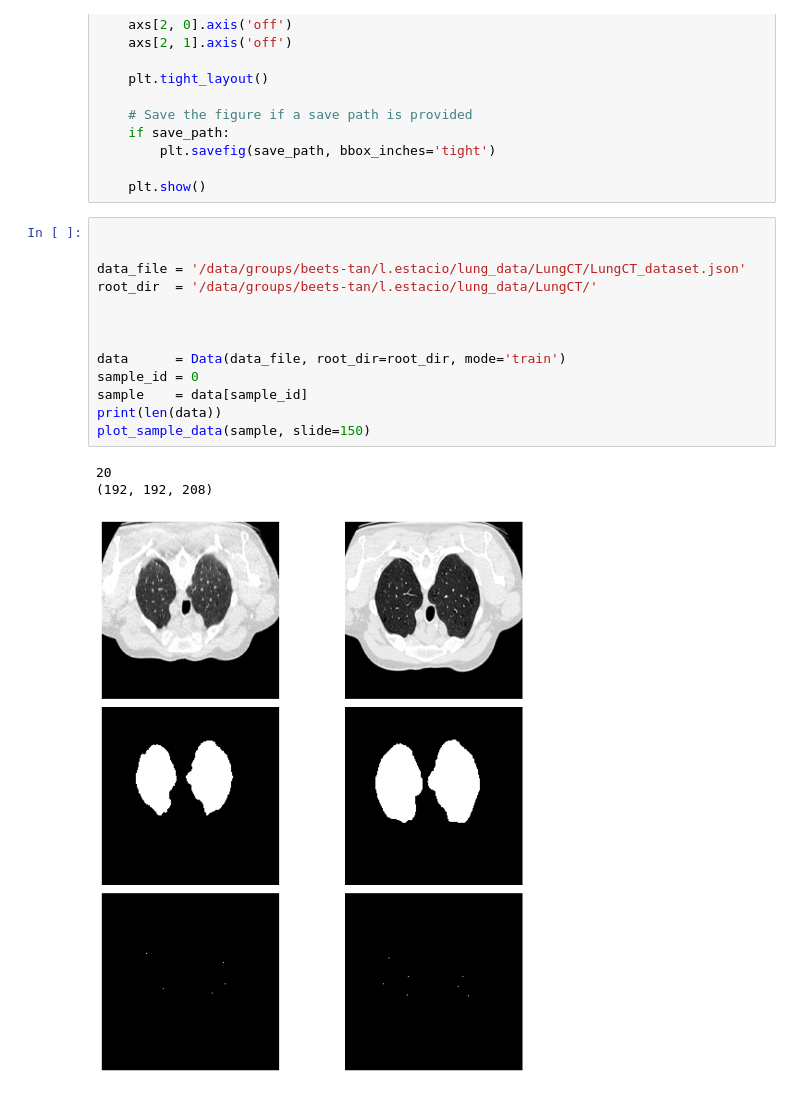
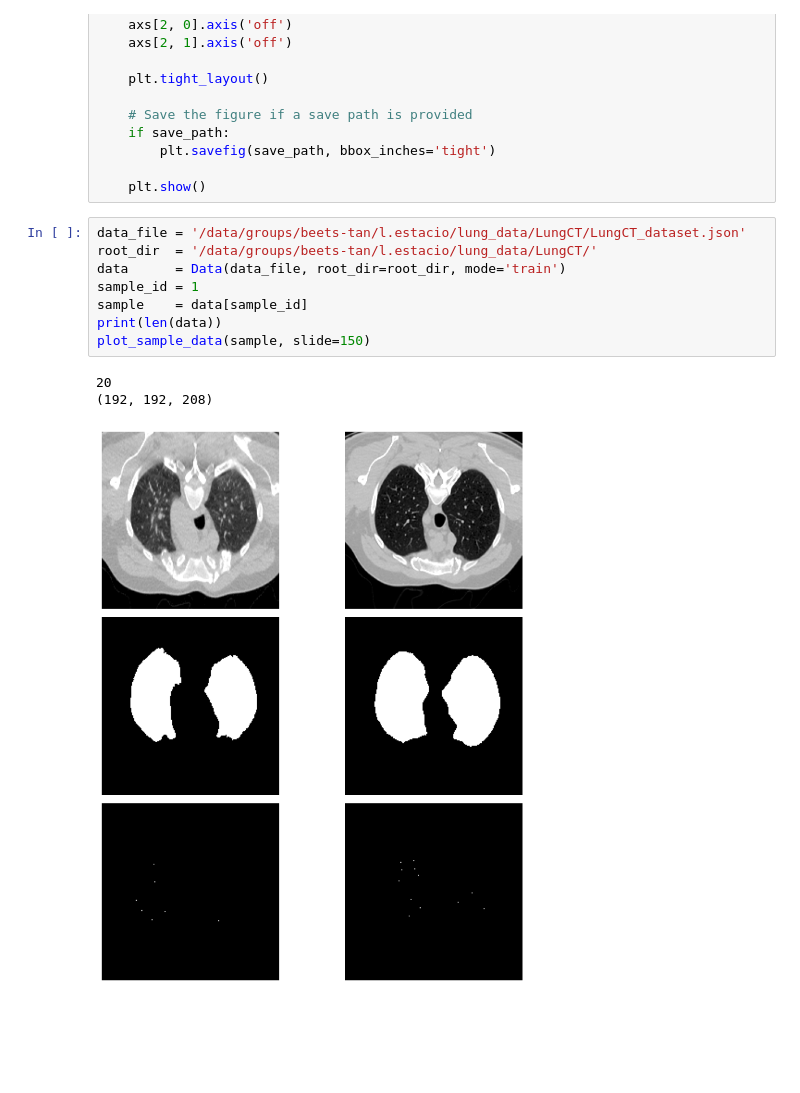
Before and after one commit to ljestaciocerquin/Med_Align_Net, a Jupyter notebook: notebooks/test_coords.ipynb, the cells around one changed output. Cells and saved outputs as stored; diff of their text form; blank space fills up the shorter version.

```diff
--- a/notebooks/test_coords.ipynb
+++ b/notebooks/test_coords.ipynb
@@ -50,22 +51,17 @@ def plot_sample_data(sample, slide=80, save_path=None):
 
     plt.show()
 # %%
-
-
 data_file = '/data/groups/beets-tan/l.estacio/lung_data/LungCT/LungCT_dataset.json'
 root_dir  = '/data/groups/beets-tan/l.estacio/lung_data/LungCT/'
-
-
-
 data      = Data(data_file, root_dir=root_dir, mode='train')
-sample_id = 0
+sample_id = 1
 sample    = data[sample_id]
 print(len(data))
 plot_sample_data(sample, slide=150)
 # %% [output]
 20
 (192, 192, 208)
-[figure, old version]
+[figure, new version]
 # %%
 from tools.utils import convert_tensor_to_numpy
 from metrics.losses import compute_TRE
```
Also changed, not shown: parts of 8 cells of this notebook, 3 other files.
